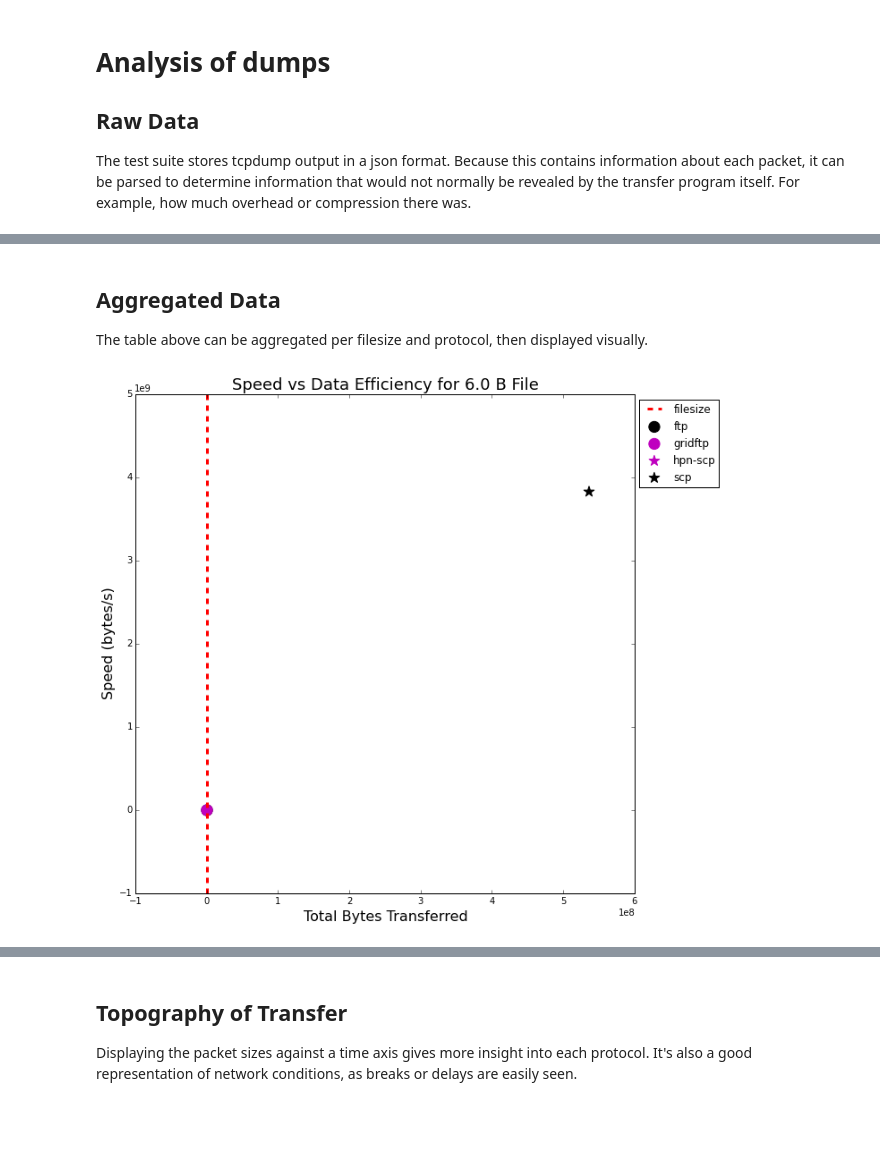
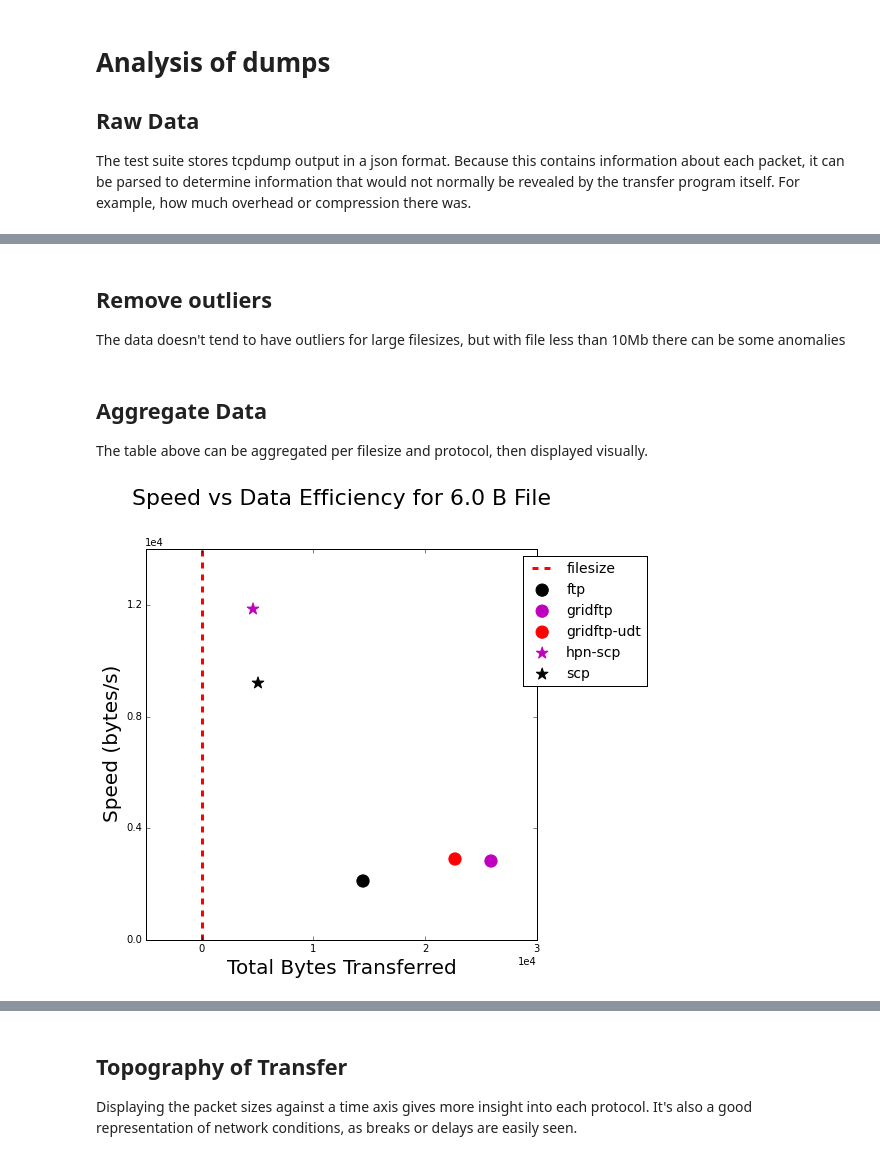
Before and after one commit to rsignell-usgs/bigbinf, a Jupyter notebook: protocol_testbed/analysis.ipynb, the cells around one changed output, grey strips where cells are left out. Drawn from its saved outputs; the diff is of its cells as text; code cells hidden in the pictures; blank space fills up the shorter version.

```diff
--- a/protocol_testbed/analysis.ipynb
+++ b/protocol_testbed/analysis.ipynb
@@ -35,20 +17,32 @@ df
+# %% [markdown]
+## Remove outliers
+The data doesn't tend to have outliers for large filesizes, but with file less than 10Mb there can be some anomalies
+# %%
+sel = df[df["File Size (bytes)"] < 10000000] # Choose everything less than 10Mb
+# If the ratio of filesize to packets is more than 1 million, there is a problem
+outliers = sel[sel["Bytes Total"]/sel["File Size (bytes)"] > 1000000]
+
+# Remove only those lines. For now, leave the rest of the batch
+df.drop(outliers.index, inplace=True)
 # %% [markdown]
-## Aggregated Data
+## Aggregate Data
 The table above can be aggregated per filesize and protocol, then displayed visually.
 # %%
 %matplotlib inline
 from matplotlib import pyplot as plt, rcParams
 from ipywidgets import interact, fixed
 import numpy as np
+import pandas as pd
 
-from helpers import plot_speed_efficiency
+from plot import plot_speed_efficiency
 
-rcParams['figure.figsize'] = (10, 10)
+rcParams['figure.figsize'] = (7, 7)
 
 # Group by Filesize and then Protocol
 agg = df.groupby(["File Size (bytes)", "Protocol"]).aggregate(np.mean)
+agg.drop(["Batch ID"], axis=1, inplace=True)
 
 sizes = {str(x):x for x in set(df["File Size (bytes)"])}
 agg_interact = interact(plot_speed_efficiency, df=fixed(agg), filesize=sizes)
 # %% [output]
-[figure, old version]
+[figure, new version]
```
Also changed, not shown: parts of 5 cells of this notebook, 4 other files.
